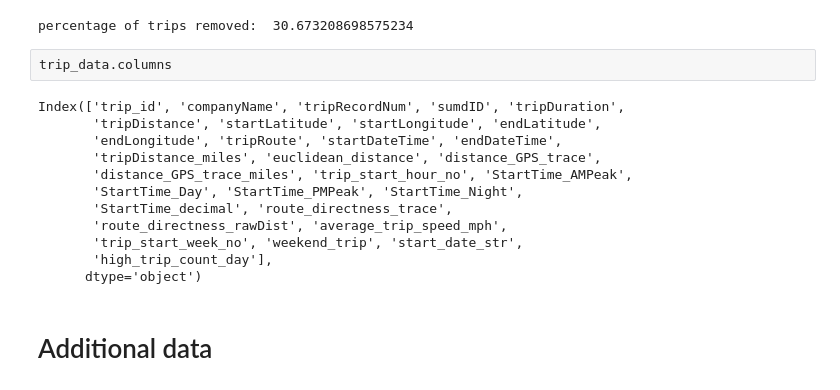
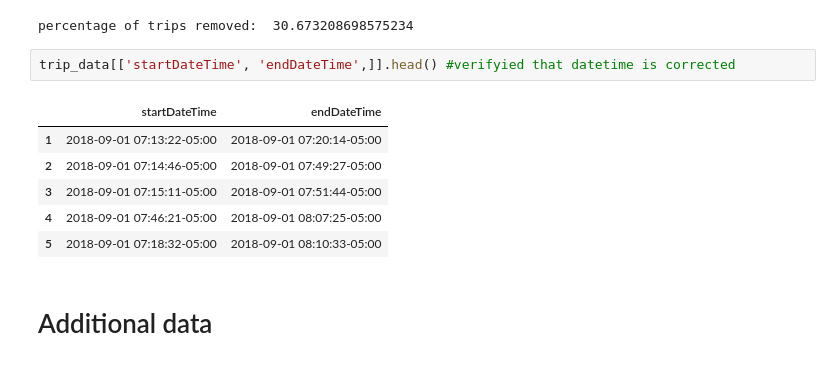
Before and after one commit to niteshshah12/E-scooter-trip-pattern-analysis-of-Nasvhille, a Jupyter notebook: 1_Data Preparation.ipynb, the cells around one changed output. Cells and saved outputs as stored; diff of their text form.

```diff
--- a/1_Data Preparation.ipynb
+++ b/1_Data Preparation.ipynb
@@ -296,20 +332,15 @@ Cleaning
 print('percentage of trips removed: ', 474490/1546920*100)
 # %% [output]
 percentage of trips removed:  30.673208698575234
-# %%
-trip_data.columns
-# %% [output]
-Index(['trip_id', 'companyName', 'tripRecordNum', 'sumdID', 'tripDuration',
-       'tripDistance', 'startLatitude', 'startLongitude', 'endLatitude',
-       'endLongitude', 'tripRoute', 'startDateTime', 'endDateTime',
-       'tripDistance_miles', 'euclidean_distance', 'distance_GPS_trace',
-       'distance_GPS_trace_miles', 'trip_start_hour_no', 'StartTime_AMPeak',
-       'StartTime_Day', 'StartTime_PMPeak', 'StartTime_Night',
-       'StartTime_decimal', 'route_directness_trace',
-       'route_directness_rawDist', 'average_trip_speed_mph',
-       'trip_start_week_no', 'weekend_trip', 'start_date_str',
-       'high_trip_count_day'],
-      dtype='object')
+# %%
+trip_data[['startDateTime', 'endDateTime',]].head() #verifyied that datetime is corrected
+# %% [output]
+|  | startDateTime | endDateTime |
+| 1 | 2018-09-01 07:13:22-05:00 | 2018-09-01 07:20:14-05:00 |
+| 2 | 2018-09-01 07:14:46-05:00 | 2018-09-01 07:49:27-05:00 |
+| 3 | 2018-09-01 07:15:11-05:00 | 2018-09-01 07:51:44-05:00 |
+| 4 | 2018-09-01 07:46:21-05:00 | 2018-09-01 08:07:25-05:00 |
+| 5 | 2018-09-01 07:18:32-05:00 | 2018-09-01 08:10:33-05:00 |
 # %% [markdown]
 # Additional data
 # %% [markdown]
```
Also changed, not shown: parts of 12 cells of this notebook, 1 other file.
